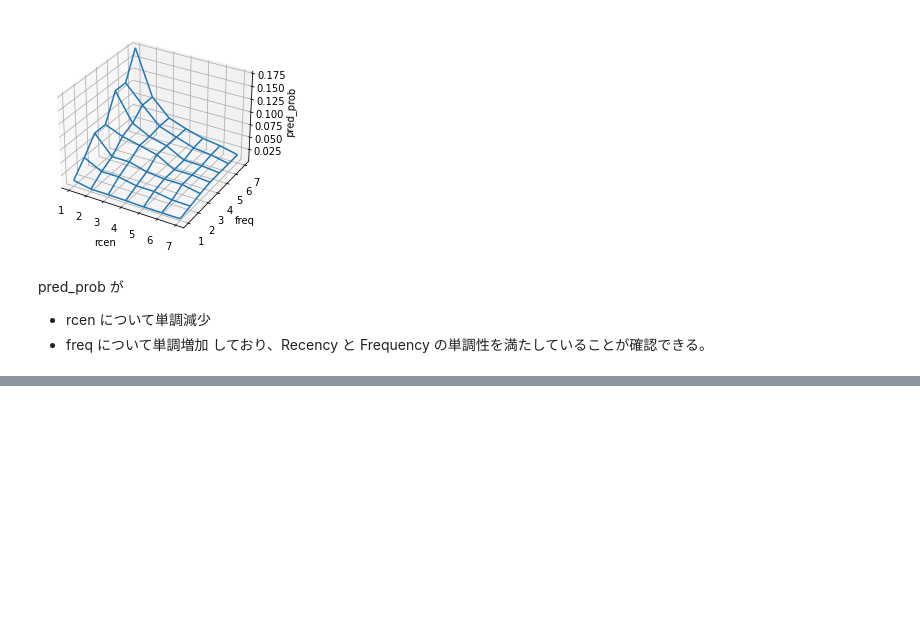
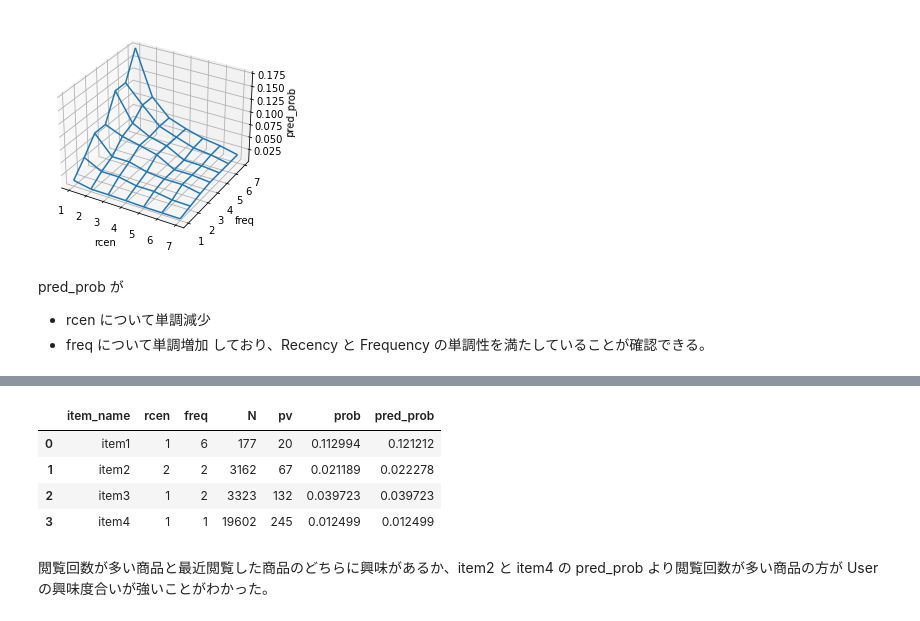
Before and after one commit to 1024xx4/py_mathematical_optimization, a Jupyter notebook: 7_recommendation/recommendation.ipynb, the cells around one changed output, grey strips where cells are left out. Cells and saved outputs as stored; diff of their text form; code cells hidden in the pictures; blank space fills up the shorter version.

```diff
--- a/7_recommendation/recommendation.ipynb
+++ b/7_recommendation/recommendation.ipynb
@@ -638,0 +642,10 @@ pred_prob が
+# %%
+# User はどの item に興味があるのか計算
+Rows4 = [
+    ('item1', 1, 6),
+    ('item2', 2, 2),
+    ('item3', 1, 2),
+    ('item4', 1, 1)
+]
+sample_df = pd.DataFrame(Rows4, columns=['item_name', 'rcen', 'freq'])
+sample_df
@@ -638,0 +658,11 @@ pred_prob が
+# %%
+# sample_df に推定した再閲覧確率を含む rf_df を merge
+pd.merge(sample_df, rf_df, left_on=['rcen', 'freq'], right_on=['rcen', 'freq'])
+# %% [output]
+|  | item_name | rcen | freq | N | pv | prob | pred_prob |
+| 0 | item1 | 1 | 6 | 177 | 20 | 0.112994 | 0.121212 |
+| 1 | item2 | 2 | 2 | 3162 | 67 | 0.021189 | 0.022278 |
+| 2 | item3 | 1 | 2 | 3323 | 132 | 0.039723 | 0.039723 |
+| 3 | item4 | 1 | 1 | 19602 | 245 | 0.012499 | 0.012499 |
+# %% [markdown]
+閲覧回数が多い商品と最近閲覧した商品のどちらに興味があるか、item2 と item4 の pred_prob より閲覧回数が多い商品の方が User の興味度合いが強いことがわかった。
```
Also changed, not shown: parts of 2 cells of this notebook.
